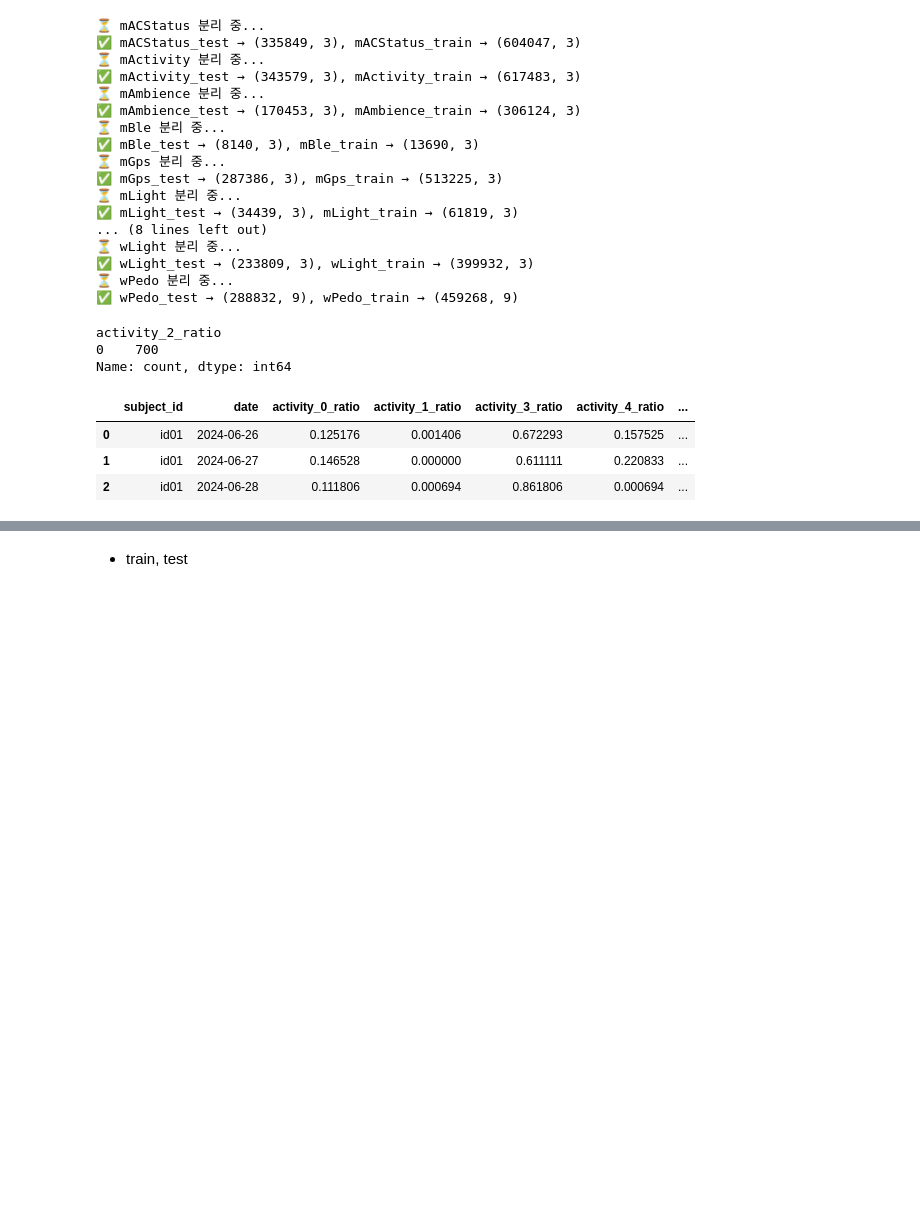
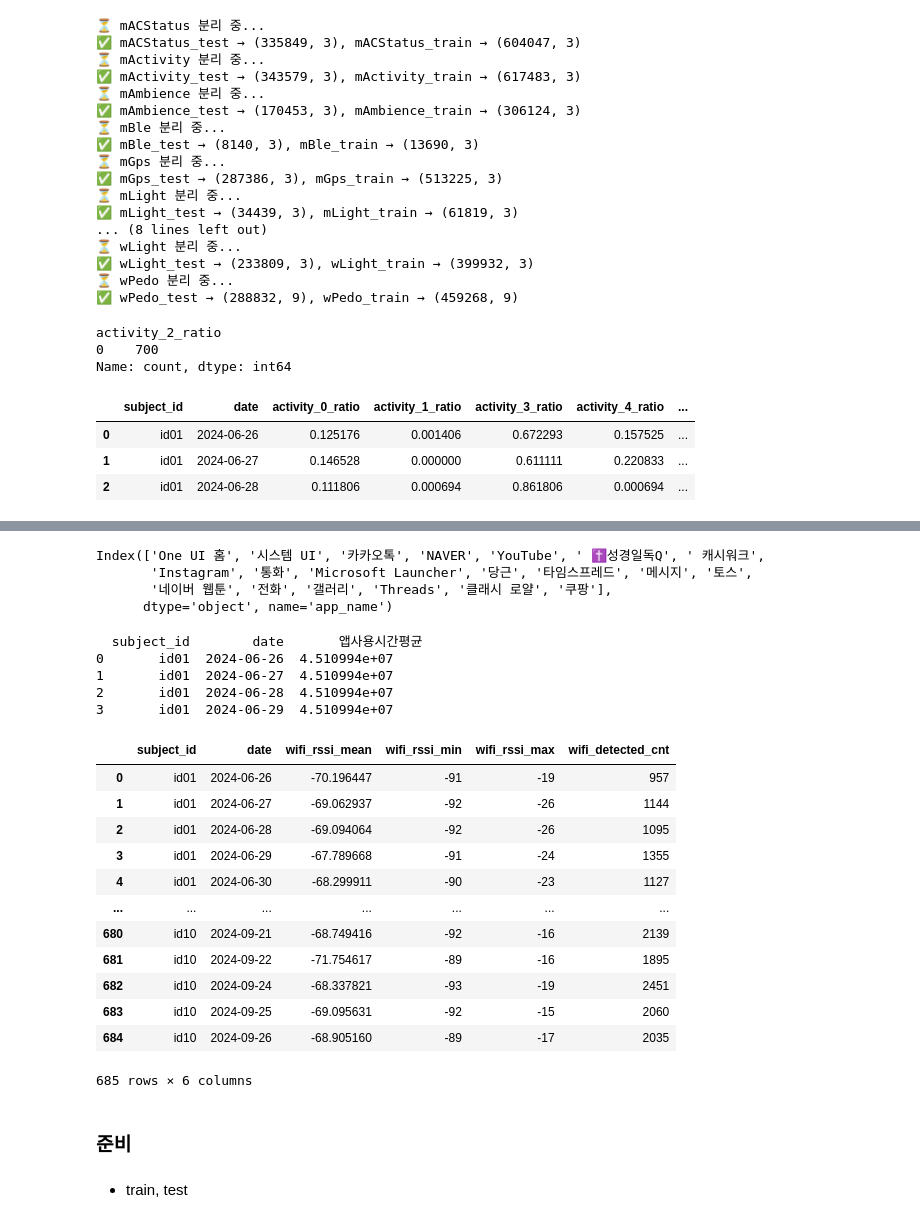
Before and after one commit to datalab-hub/lifelog-sleep-ictc-2025, a Jupyter notebook: minjeong/dacon_etri_base_mod5.ipynb, the cells around one changed output, grey strips where cells are left out. Saved outputs shown, nothing was run; the diff lists cells and outputs as text; code cells hidden in the pictures; blank space fills up the shorter version.

```diff
--- a/minjeong/dacon_etri_base_mod5.ipynb
+++ b/minjeong/dacon_etri_base_mod5.ipynb
@@ -408 +430,9 @@ mScreenStatus_df2 = process_mScreenStatus(mScreenStatus_df)
+# %%
+top_20 = app_df.groupby('app_name')['total_time'].sum().sort_values(ascending=False).head(20)
+top_20.index
+# %% [output]
+Index(['One UI 홈', '시스템 UI', '카카오톡', 'NAVER', 'YouTube', ' ✝️성경일독Q', ' 캐시워크',
+       'Instagram', '통화', 'Microsoft Launcher', '당근', '타임스프레드', '메시지', '토스',
+       '네이버 웹툰', '전화', '갤러리', 'Threads', '클래시 로얄', '쿠팡'],
+      dtype='object', name='app_name')
 # %%
@@ -439,34 +470,91 @@ def process_mUsageStats(df):
     return pd.DataFrame(features)
 
 mUsageStats_df2 = process_mUsageStats(mUsageStats_df)
+# %%
+def process_mUsageStats_daily_avg_simple(df):
+    df = df.copy()
+    df['timestamp'] = pd.to_datetime(df['timestamp'])
+    df['date'] = df['timestamp'].dt.date
+
+    features = []
+    for (subj, date), group in df.groupby(['subject_id', 'date']):
+        total_app_time = 0  # 모든 앱 사용시간 합계
+
+        for row in group['m_usage_stats']:
+            parsed = ast.literal_eval(row) if isinstance(row, str) else row
+            for entry in parsed:
+                time = entry.get('total_time', 0)
+                total_app_time += int(time)
+
+        feature = {
+            'subject_id': subj,
+            'date': date,
+            'daily_total': total_app_time
+        }
+        features.append(feature)
+
+    temp_df = pd.DataFrame(features)
+
+    # 각 사용자별 평균을 계산해서 새 컬럼에 추가
+    temp_df['앱사용시간평균'] = temp_df.groupby('subject_id')['daily_total'].transform('mean')
+
+    # 필요한 컬럼만 선택 (인덱스 설정하지 않음)
+    result_df = temp_df[['subject_id', 'date', '앱사용시간평균']].copy()
+
+    return result_df
+
+# 사용
+mUsageStats_df3 = process_mUsageStats_daily_avg_simple(mUsageStats_df)
+print(mUsageStats_df3.head(4))
+# %% [output]
+  subject_id        date       앱사용시간평균
+0       id01  2024-06-26  4.510994e+07
+1       id01  2024-06-27  4.510994e+07
+2       id01  2024-06-28  4.510994e+07
+3       id01  2024-06-29  4.510994e+07
 # %%
 
 def process_mWifi(df):
     df = df.copy()
     df['timestamp'] = pd.to_datetime(df['timestamp'])
     df['date'] = df['timestamp'].dt.date
     results = []
     for (subj, date), group in df.groupby(['subject_id', 'date']):
         rssi_all = []
         for row in group['m_wifi']:
             parsed = ast.literal_eval(row) if isinstance(row, str) else row
             for ap in parsed:
                 try:
                     rssi = int(ap['rssi'])
                     rssi_all.append(rssi)
                 except:
                     continue
         results.append({
             'subject_id': subj,
             'date': date,
             'wifi_rssi_mean': np.mean(rssi_all) if rssi_all else np.nan,
             'wifi_rssi_min': np.min(rssi_all) if rssi_all else np.nan,
             'wifi_rssi_max': np.max(rssi_all) if rssi_all else np.nan,
             'wifi_detected_cnt': len(rssi_all)
         })
     return pd.DataFrame(results)
 
 mWifi_df2 = process_mWifi(mWifi_df)
+mWifi_df2
+# %% [output]
+|  | subject_id | date | wifi_rssi_mean | wifi_rssi_min | wifi_rssi_max | wifi_detected_cnt |
+| 0 | id01 | 2024-06-26 | -70.196447 | -91 | -19 | 957 |
+| 1 | id01 | 2024-06-27 | -69.062937 | -92 | -26 | 1144 |
+| 2 | id01 | 2024-06-28 | -69.094064 | -92 | -26 | 1095 |
+| 3 | id01 | 2024-06-29 | -67.789668 | -91 | -24 | 1355 |
+| 4 | id01 | 2024-06-30 | -68.299911 | -90 | -23 | 1127 |
+| ... | ... | ... | ... | ... | ... | ... |
+| 680 | id10 | 2024-09-21 | -68.749416 | -92 | -16 | 2139 |
+| 681 | id10 | 2024-09-22 | -71.754617 | -89 | -16 | 1895 |
+| 682 | id10 | 2024-09-24 | -68.337821 | -93 | -19 | 2451 |
+| 683 | id10 | 2024-09-25 | -69.095631 | -92 | -15 | 2060 |
+| 684 | id10 | 2024-09-26 | -68.905160 | -89 | -17 | 2035 |
+685 rows × 6 columns
 # %%
 
 def get_time_block(hour):
@@ -543,3 +631,5 @@ def process_wPedo(df):
     return summary
 
 wPedo_df2 = process_wPedo(wPedo_df)
+# %% [markdown]
+### 준비
```
Also changed, not shown: parts of 53 cells of this notebook, 6 other files.
